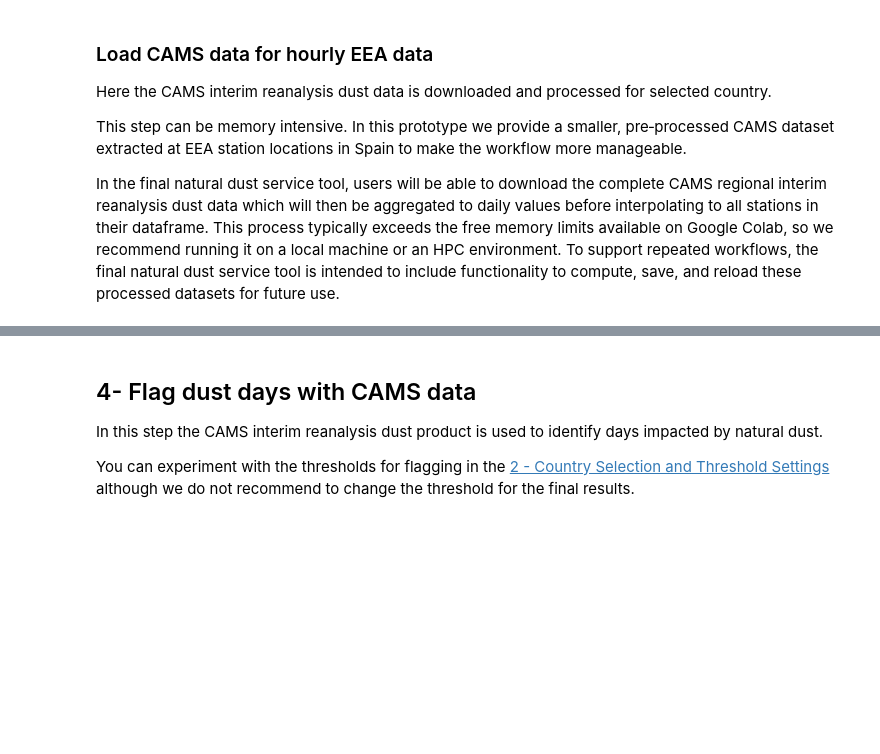
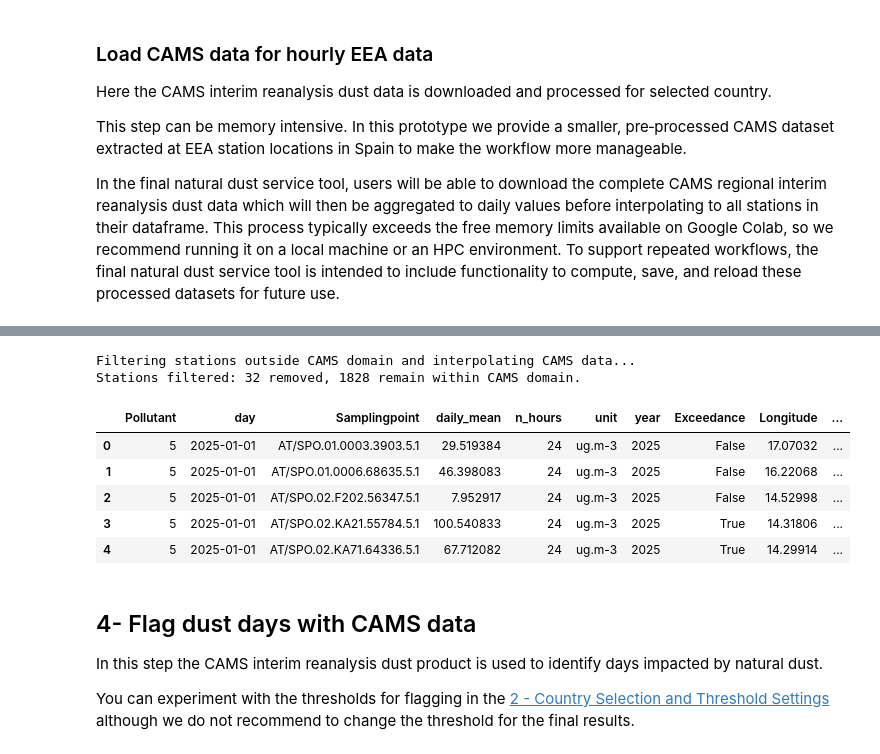
Before and after one commit to jessieaha/CAMS_dust_deduction_tool, a Jupyter notebook: Dust_deduction_tool_full.ipynb, the cells around one changed output, grey strips where cells are left out. Saved outputs shown, nothing was run; the diff lists cells and outputs as text; code cells hidden in the pictures; blank space fills up the shorter version.

```diff
--- a/Dust_deduction_tool_full.ipynb
+++ b/Dust_deduction_tool_full.ipynb
@@ -769,3 +648,48 @@ NameError: name 'daily_cams' is not defined
+# %%
+if EEA_temporal_flag == 'hour':
+    # cams: your xarray.Dataset with hourly dust
+    # df_processed: your daily DataFrame
+    print('Filtering stations outside CAMS domain and interpolating CAMS data...')
+
+    # 1. Get CAMS spatial bounds
+    lat_min, lat_max = daily_cams.lat.min().item(), daily_cams.lat.max().item()
+    lon_min, lon_max = daily_cams.lon.min().item(), daily_cams.lon.max().item()
+
+    # 2. Filter df_processed to only include stations within the CAMS domain
+    # This prevents interpolation errors and ensures data consistency
+    stations_before = len(df_processed['Samplingpoint'].unique())
+    df_processed = df_processed[
+        (df_processed['Latitude'] >= lat_min) & (df_processed['Latitude'] <= lat_max) &
+        (df_processed['Longitude'] >= lon_min) & (df_processed['Longitude'] <= lon_max)
+    ].copy()
+    stations_after = len(df_processed['Samplingpoint'].unique())
+
+    print(f"Stations filtered: {stations_before - stations_after} removed, {stations_after} remain within CAMS domain.")
+
+    # 3. Interpolate cams data to the remaining station locations
+    df = add_cams_daily_dust_by_station(
+        cams_ds=daily_cams,
+        df=df_processed,
+        var_name='dust',
+        time_col='day',
+        lat_col='Latitude',
+        lon_col='Longitude',
+        station_col='Samplingpoint',
+        spatial_method='linear'
+    )
+else:
+    df = df_processed.rename(columns={'Value': 'daily_mean', 'Start': 'day'})
+
+display(df.head())
+# %% [output]
+Filtering stations outside CAMS domain and interpolating CAMS data...
+Stations filtered: 32 removed, 1828 remain within CAMS domain.
+|  | Pollutant | day | Samplingpoint | daily_mean | n_hours | unit | year | Exceedance | Longitude | ... |
+| 0 | 5 | 2025-01-01 | AT/SPO.01.0003.3903.5.1 | 29.519384 | 24 | ug.m-3 | 2025 | False | 17.07032 | ... |
+| 1 | 5 | 2025-01-01 | AT/SPO.01.0006.68635.5.1 | 46.398083 | 24 | ug.m-3 | 2025 | False | 16.22068 | ... |
+| 2 | 5 | 2025-01-01 | AT/SPO.02.F202.56347.5.1 | 7.952917 | 24 | ug.m-3 | 2025 | False | 14.52998 | ... |
+| 3 | 5 | 2025-01-01 | AT/SPO.02.KA21.55784.5.1 | 100.540833 | 24 | ug.m-3 | 2025 | True | 14.31806 | ... |
+| 4 | 5 | 2025-01-01 | AT/SPO.02.KA71.64336.5.1 | 67.712082 | 24 | ug.m-3 | 2025 | True | 14.29914 | ... |
 # %% [markdown]
 <a name="4"></a>
 ## 4- Flag dust days with CAMS data
```
Also changed, not shown: parts of 32 cells of this notebook.
